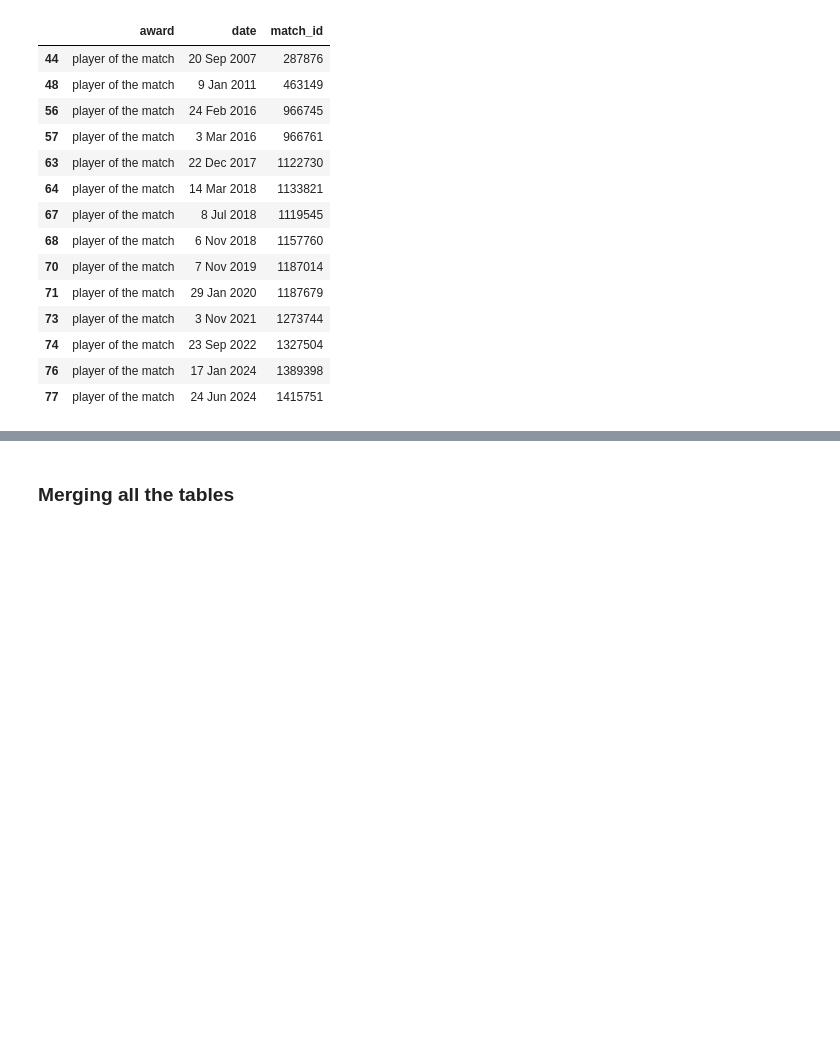
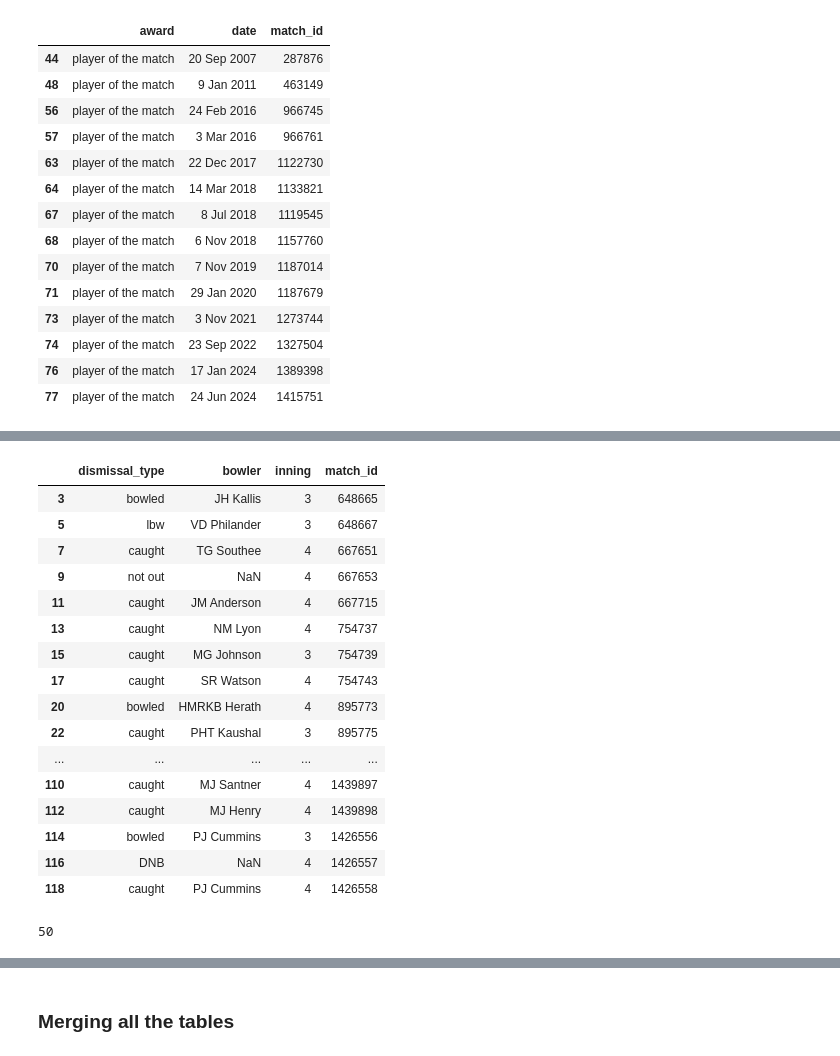
Before and after one commit to mohammedOwaiskh/rohit-sharma-career-scrapper, a Jupyter notebook: notebooks/transformation.ipynb, the cells around one changed output, grey strips where cells are left out. Cells and saved outputs as stored; diff of their text form; code cells hidden in the pictures; blank space fills up the shorter version.

```diff
--- a/notebooks/transformation.ipynb
+++ b/notebooks/transformation.ipynb
@@ -12,6 +12,7 @@ import pandas as pd
 match_awards = pd.read_csv("../output/csv/match_awards.csv")
 match_results = pd.read_csv("""../output/csv/match_results.csv""")
 scores = pd.read_csv("""../output/csv/scores.csv""")
+dismissal_list = pd.read_csv("../output/csv/dismissal_list.csv")
 # %% [markdown]
 ### Scores Data Analysis
 # %%
@@ -342,0 +384,20 @@ match_awards.drop_duplicates(inplace=True)
+# %%
+dismissal_list[dismissal_list.duplicated("match_id")]
+# %% [output]
+|  | dismissal_type | bowler | inning | match_id |
+| 3 | bowled | JH Kallis | 3 | 648665 |
+| 5 | lbw | VD Philander | 3 | 648667 |
+| 7 | caught | TG Southee | 4 | 667651 |
+| 9 | not out | NaN | 4 | 667653 |
+| 11 | caught | JM Anderson | 4 | 667715 |
+| 13 | caught | NM Lyon | 4 | 754737 |
+| 15 | caught | MG Johnson | 3 | 754739 |
+| 17 | caught | SR Watson | 4 | 754743 |
+| 20 | bowled | HMRKB Herath | 4 | 895773 |
+| 22 | caught | PHT Kaushal | 3 | 895775 |
+| ... | ... | ... | ... | ... |
+| 110 | caught | MJ Santner | 4 | 1439897 |
+| 112 | caught | MJ Henry | 4 | 1439898 |
+| 114 | bowled | PJ Cummins | 3 | 1426556 |
+| 116 | DNB | NaN | 4 | 1426557 |
+| 118 | caught | PJ Cummins | 4 | 1426558 |
@@ -342,0 +406,4 @@ match_awards.drop_duplicates(inplace=True)
+# %%
+len(duplicate_match_id)
+# %% [output]
+50
```
Also changed, not shown: parts of 37 cells of this notebook, 7 other files.
